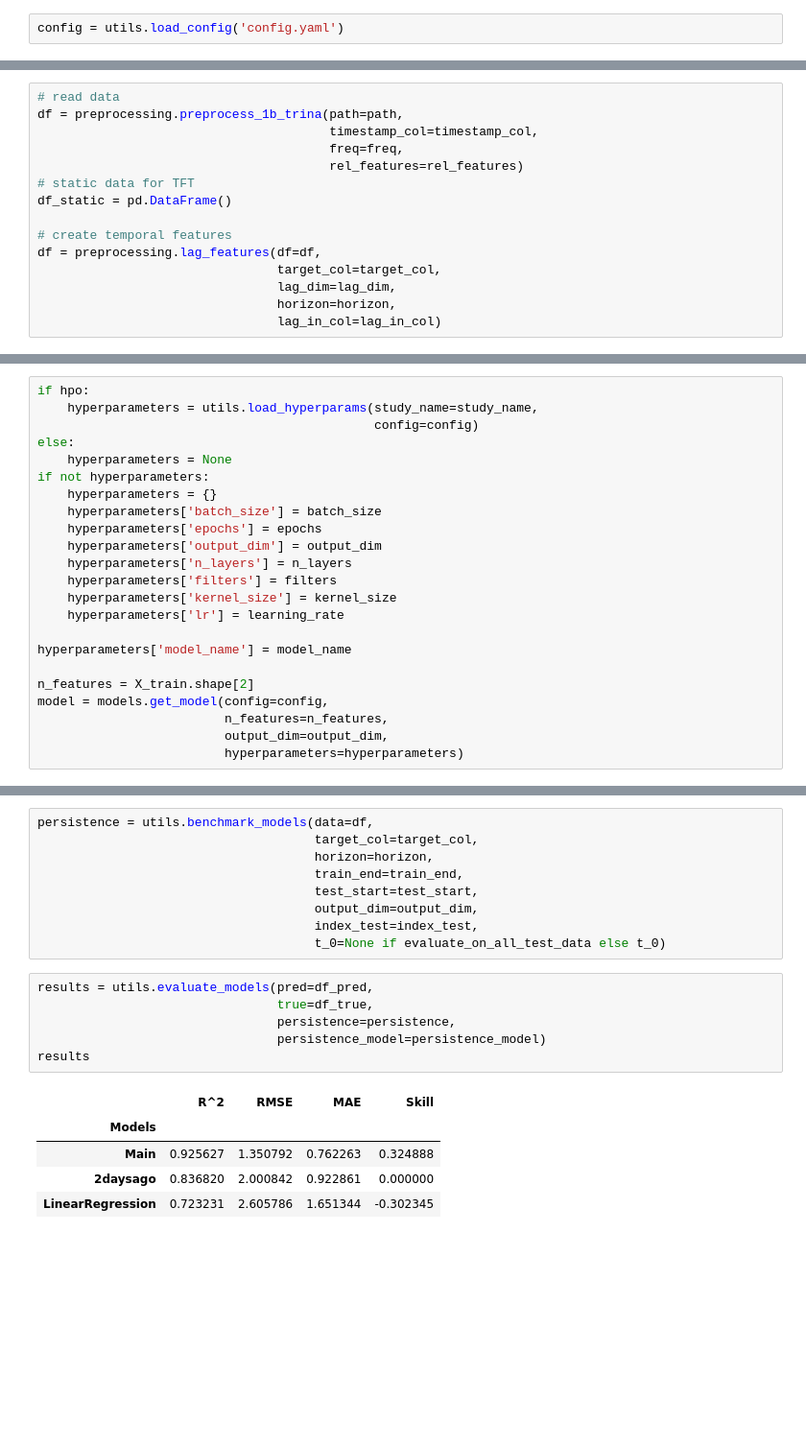
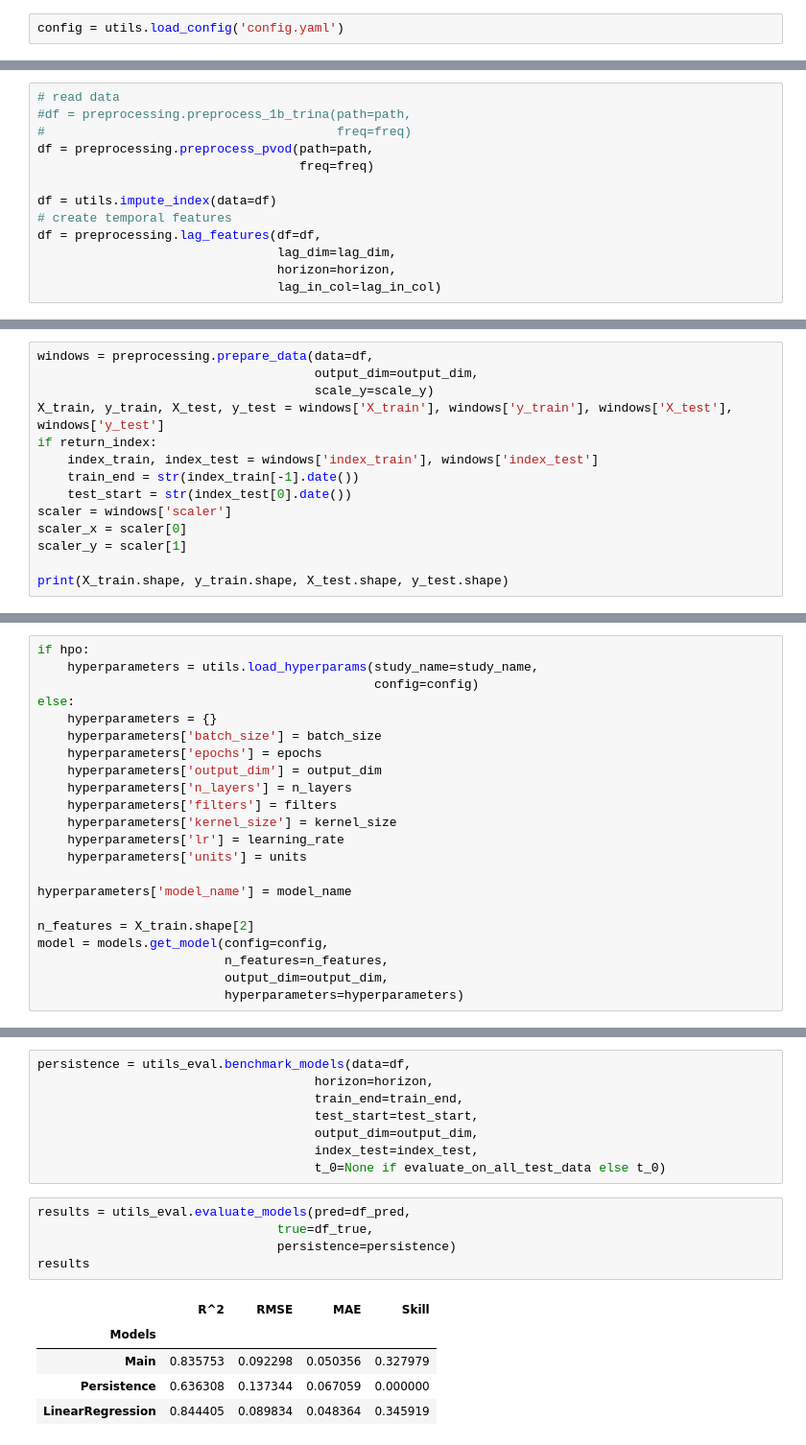
Before and after one commit to vikwal/forecasting_framework, a Jupyter notebook: Forecast.ipynb, the cells around one changed output, grey strips where cells are left out. Shown at 96% size. Cells and saved outputs as stored; diff of their text form; blank space fills up the shorter version.

Commit message:
training and evaluation on all data at once finished first

```diff
--- a/Forecast.ipynb
+++ b/Forecast.ipynb
@@ -80,15 +65,13 @@ path = os.path.join(data_dir, data_file)
 # %%
 # read data
-df = preprocessing.preprocess_1b_trina(path=path,
-                                       timestamp_col=timestamp_col,
-                                       freq=freq,
-                                       rel_features=rel_features)
-# static data for TFT
-df_static = pd.DataFrame()
+#df = preprocessing.preprocess_1b_trina(path=path,
+#                                       freq=freq)
+df = preprocessing.preprocess_pvod(path=path,
+                                   freq=freq)
 
+df = utils.impute_index(data=df)
 # create temporal features
 df = preprocessing.lag_features(df=df,
-                                target_col=target_col,
                                 lag_dim=lag_dim,
                                 horizon=horizon,
                                 lag_in_col=lag_in_col)
@@ -153,0 +95,14 @@ y_train:          (139873, 192)
+# %%
+windows = preprocessing.prepare_data(data=df,
+                                     output_dim=output_dim,
+                                     scale_y=scale_y)
+X_train, y_train, X_test, y_test = windows['X_train'], windows['y_train'], windows['X_test'], windows['y_test']
+if return_index:
+    index_train, index_test = windows['index_train'], windows['index_test']
+    train_end = str(index_train[-1].date())
+    test_start = str(index_test[0].date())
+scaler = windows['scaler']
+scaler_x = scaler[0]
+scaler_y = scaler[1]
+
+print(X_train.shape, y_train.shape, X_test.shape, y_test.shape)
@@ -156,8 +113,6 @@ if hpo:
     hyperparameters = utils.load_hyperparams(study_name=study_name,
                                              config=config)
 else:
-    hyperparameters = None
-if not hyperparameters:
     hyperparameters = {}
     hyperparameters['batch_size'] = batch_size
     hyperparameters['epochs'] = epochs
@@ -166,6 +121,7 @@ if not hyperparameters:
     hyperparameters['filters'] = filters
     hyperparameters['kernel_size'] = kernel_size
     hyperparameters['lr'] = learning_rate
+    hyperparameters['units'] = units
 
 hyperparameters['model_name'] = model_name
 
@@ -286,6 +212,5 @@ df_true = utils.y_to_df(y=y_true,
 # %%
-persistence = utils.benchmark_models(data=df,
-                                     target_col=target_col,
+persistence = utils_eval.benchmark_models(data=df,
                                      horizon=horizon,
                                      train_end=train_end,
                                      test_start=test_start,
@@ -293,17 +218,16 @@ persistence = utils.benchmark_models(data=df,
                                      index_test=index_test,
                                      t_0=None if evaluate_on_all_test_data else t_0)
 # %%
-results = utils.evaluate_models(pred=df_pred,
+results = utils_eval.evaluate_models(pred=df_pred,
                                 true=df_true,
-                                persistence=persistence,
-                                persistence_model=persistence_model)
+                                persistence=persistence)
 results
 # %% [output]
 |  | R^2 | RMSE | MAE | Skill |
 | Models |  |  |  |  |
-| Main | 0.925627 | 1.350792 | 0.762263 | 0.324888 |
-| 2daysago | 0.836820 | 2.000842 | 0.922861 | 0.000000 |
-| LinearRegression | 0.723231 | 2.605786 | 1.651344 | -0.302345 |
+| Main | 0.835753 | 0.092298 | 0.050356 | 0.327979 |
+| Persistence | 0.636308 | 0.137344 | 0.067059 | 0.000000 |
+| LinearRegression | 0.844405 | 0.089834 | 0.048364 | 0.345919 |
 # %%
 #date = '2018-06-06'
 date = plotting.random_date(start_date=test_start,
```
Also changed, not shown: parts of 15 cells of this notebook, 12 other files.
